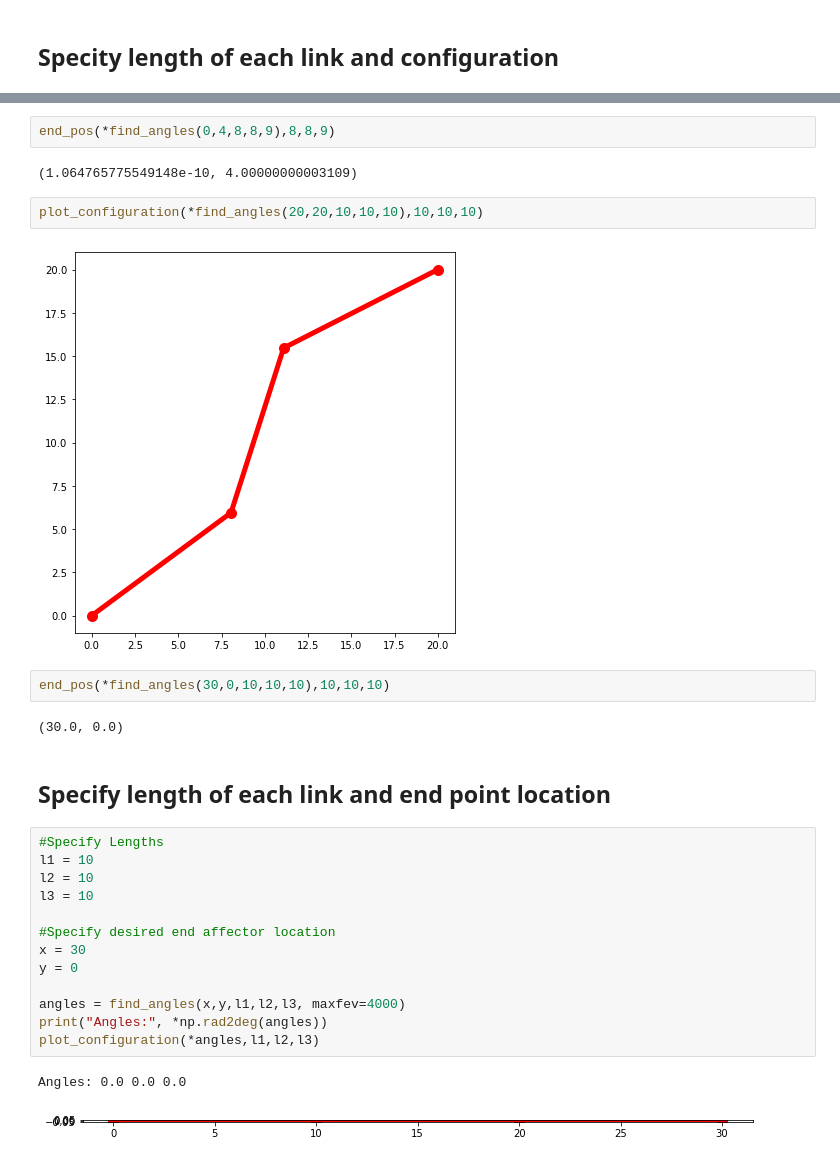
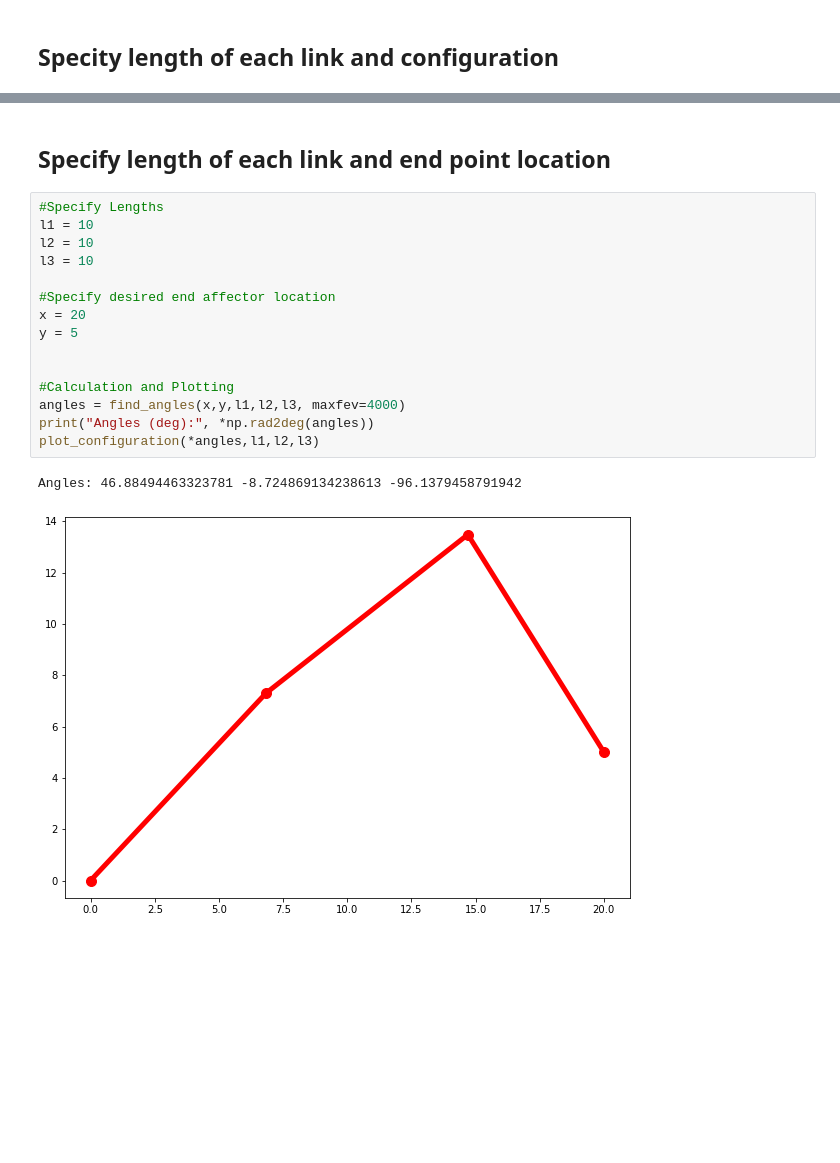
Before and after one commit to WhiffleFish/ASEN5519, a Jupyter notebook: HW2/P7Demo.ipynb, the cells around one changed output, grey strips where cells are left out. Drawn from its saved outputs; the diff is of its cells as text; blank space fills up the shorter version.

```diff
--- a/HW2/P7Demo.ipynb
+++ b/HW2/P7Demo.ipynb
@@ -19,33 +22,23 @@ plot_configuration(theta1, theta2, theta3, l1,l2,l3)
 # %% [output]
 Calculated End affector location: (1.7763568394002505e-15, 24.14213562373095)
 [figure]
-# %%
-end_pos(*find_angles(0,4,8,8,9),8,8,9)
-# %% [output]
-(1.064765775549148e-10, 4.00000000003109)
-# %%
-plot_configuration(*find_angles(20,20,10,10,10),10,10,10)
-# %% [output]
-[figure, removed]
-# %%
-end_pos(*find_angles(30,0,10,10,10),10,10,10)
-# %% [output]
-(30.0, 0.0)
 # %% [markdown]
 ## Specify length of each link and end point location
 # %%
 #Specify Lengths
 l1 = 10
 l2 = 10
 l3 = 10
 
 #Specify desired end affector location
-x = 30
-y = 0
+x = 20
+y = 5
 
+
+#Calculation and Plotting
 angles = find_angles(x,y,l1,l2,l3, maxfev=4000)
-print("Angles:", *np.rad2deg(angles))
+print("Angles (deg):", *np.rad2deg(angles))
 plot_configuration(*angles,l1,l2,l3)
 # %% [output]
-Angles: 0.0 0.0 0.0
+Angles: 46.88494463323781 -8.724869134238613 -96.1379458791942
-[figure, old version]
+[figure, new version]
```
Also changed, not shown: parts of 2 cells of this notebook, 10 other files.
